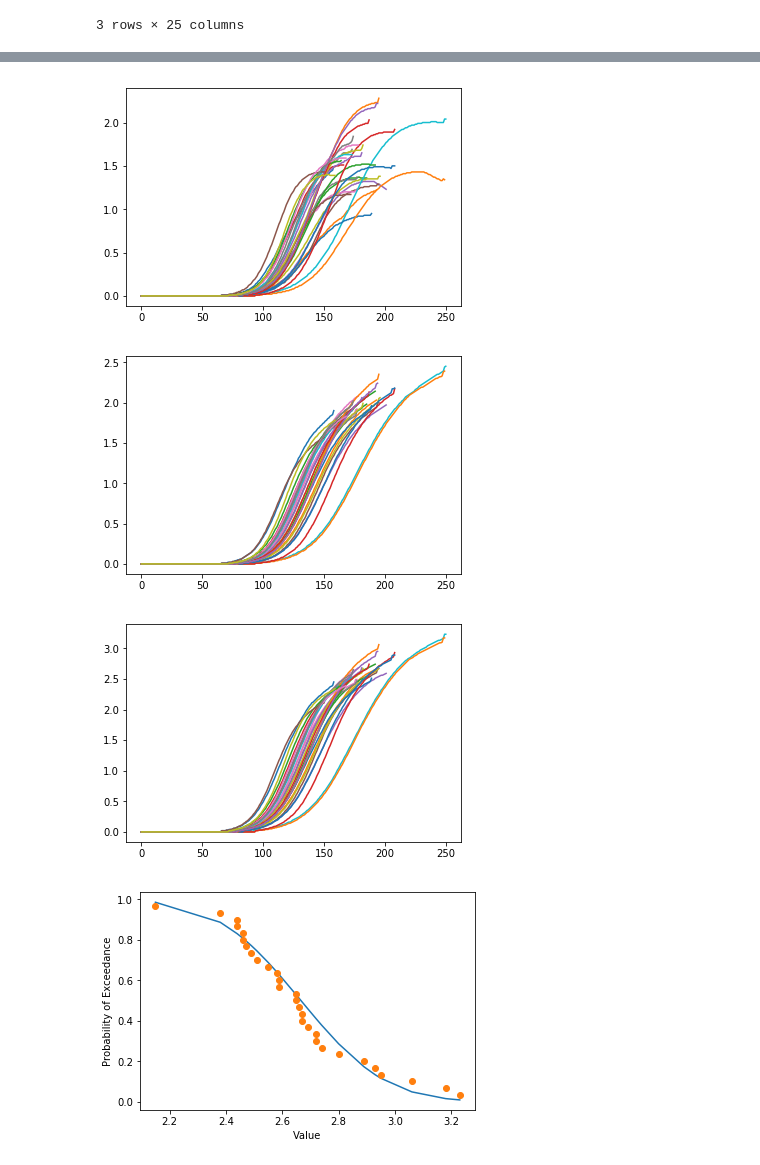
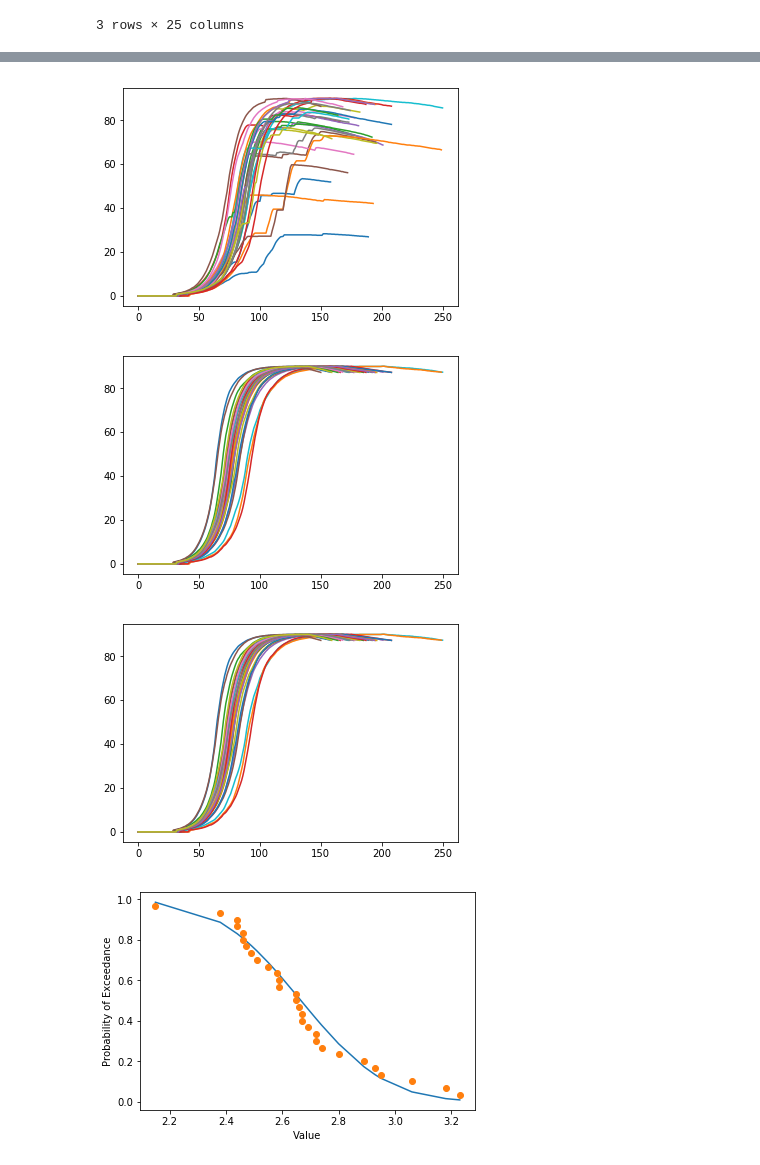
Before and after one commit to caburj/acresults, a Jupyter notebook: examples/example-01.ipynb, the cells around one changed output, grey strips where cells are left out. Drawn from its saved outputs; the diff is of its cells as text; code cells hidden in the pictures.

```diff
--- a/examples/example-01.ipynb
+++ b/examples/example-01.ipynb
@@ -11,10 +11,10 @@ import pandas as pd
 from functools import reduce
 # %%
 AQUACROP_DIR = r"C:\Users\u0101200\Dropbox (Personal)\PhD\crop-water\apps\FAO\AquaCrop"
-pnnmuf = ac.ACResults("P.N.NM.UF", AQUACROP_DIR)
-pnwmuf = ac.ACResults("P.N.WM.UF", AQUACROP_DIR)
-prnmuf = ac.ACResults("P.R.NM.UF", AQUACROP_DIR)
-prwmuf = ac.ACResults("P.R.WM.UF", AQUACROP_DIR)
+pnnmuf = ac.ACResult("P.N.NM.UF", AQUACROP_DIR)
+pnwmuf = ac.ACResult("P.N.WM.UF", AQUACROP_DIR)
+prnmuf = ac.ACResult("P.R.NM.UF", AQUACROP_DIR)
+prwmuf = ac.ACResult("P.R.WM.UF", AQUACROP_DIR)
 # %%
 inet = pnnmuf.get("Inet")
 # %%
@@ -41,21 +37,21 @@ x = plt.boxplot([pnnmuf.get("Run").WPet, pnwmuf.get("Run").WPet, prnmuf.get("Run
 # %%
 crop = prnmuf.get("Crop")
 for key in crop:
-    plt.plot(crop[key].WPet.values[:-1])
+    plt.plot(crop[key].CCw.values[:-1])
 # %% [output]
-[figure, old version]
+[figure, new version]
 # %%
 crop = pnnmuf.get("Crop")
 for key in crop:
-    plt.plot(crop[key].WPet.values[:-1])
+    plt.plot(crop[key].CCw.values[:-1])
 # %% [output]
-[figure, old version]
+[figure, new version]
 # %%
 crop = pnwmuf.get("Crop")
 for key in crop:
-    plt.plot(crop[key].WPet.values[:-1])
+    plt.plot(crop[key].CCw.values[:-1])
 # %% [output]
-[figure, old version]
+[figure, new version]
 # %%
 fa = ac.FrequencyAnalysis(pnwmuf.get("Run").WPet)
 # %%
```
Also changed, not shown: parts of 5 cells of this notebook, 2 other files.
